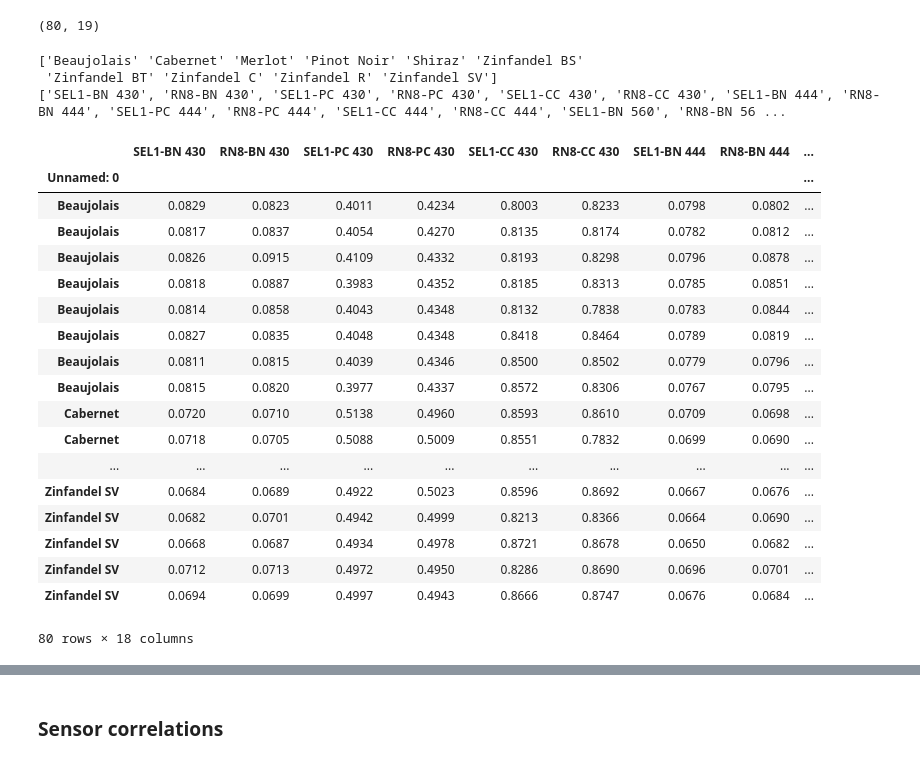
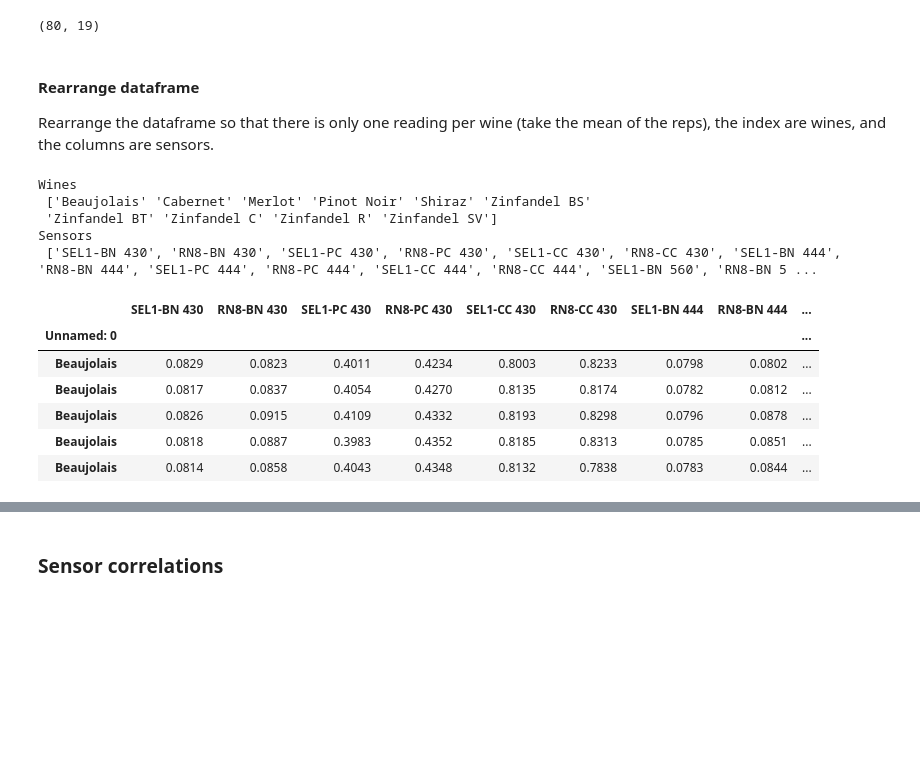
Before and after one commit to mudspringhiker/pca_kmeans_anslynwines, a Jupyter notebook: spectralcoclustering_5wines0720.ipynb, the cells around one changed output, grey strips where cells are left out. Saved outputs shown, nothing was run; the diff lists cells and outputs as text; code cells hidden in the pictures; blank space fills up the shorter version.

```diff
--- a/spectralcoclustering_5wines0720.ipynb
+++ b/spectralcoclustering_5wines0720.ipynb
@@ -30,35 +34,31 @@ data
 data.shape
 # %% [output]
 (80, 19)
+# %% [markdown]
+#### Rearrange dataframe
+
+Rearrange the dataframe so that there is only one reading per wine (take the mean of the reps), the index are wines, and the columns are sensors.
 # %%
+# To do this, getting the list of wines (observations) and sensors (features)
 wines = data["Unnamed: 0"].unique()
 sensors = list(data.iloc[:, 1:].columns)
-print(wines)
-print(sensors)
+print("Wines\n", wines)
+print("Sensors\n", sensors)
 # %% [output]
-['Beaujolais' 'Cabernet' 'Merlot' 'Pinot Noir' 'Shiraz' 'Zinfandel BS'
+Wines
+ ['Beaujolais' 'Cabernet' 'Merlot' 'Pinot Noir' 'Shiraz' 'Zinfandel BS'
  'Zinfandel BT' 'Zinfandel C' 'Zinfandel R' 'Zinfandel SV']
-['SEL1-BN 430', 'RN8-BN 430', 'SEL1-PC 430', 'RN8-PC 430', 'SEL1-CC 430', 'RN8-CC 430', 'SEL1-BN 444', 'RN8-BN 444', 'SEL1-PC 444', 'RN8-PC 444', 'SEL1-CC 444', 'RN8-CC 444', 'SEL1-BN 560', 'RN8-BN 56 ...
+Sensors
+ ['SEL1-BN 430', 'RN8-BN 430', 'SEL1-PC 430', 'RN8-PC 430', 'SEL1-CC 430', 'RN8-CC 430', 'SEL1-BN 444', 'RN8-BN 444', 'SEL1-PC 444', 'RN8-PC 444', 'SEL1-CC 444', 'RN8-CC 444', 'SEL1-BN 560', 'RN8-BN 5 ...
 # %%
+# Set index to be the wines
 data_sensor_wine = data.set_index("Unnamed: 0")
-data_sensor_wine
+data_sensor_wine.head()
 # %% [output]
 |  | SEL1-BN 430 | RN8-BN 430 | SEL1-PC 430 | RN8-PC 430 | SEL1-CC 430 | RN8-CC 430 | SEL1-BN 444 | RN8-BN 444 | ... |
 | Unnamed: 0 |  |  |  |  |  |  |  |  | ... |
 | Beaujolais | 0.0829 | 0.0823 | 0.4011 | 0.4234 | 0.8003 | 0.8233 | 0.0798 | 0.0802 | ... |
 | Beaujolais | 0.0817 | 0.0837 | 0.4054 | 0.4270 | 0.8135 | 0.8174 | 0.0782 | 0.0812 | ... |
 | Beaujolais | 0.0826 | 0.0915 | 0.4109 | 0.4332 | 0.8193 | 0.8298 | 0.0796 | 0.0878 | ... |
 | Beaujolais | 0.0818 | 0.0887 | 0.3983 | 0.4352 | 0.8185 | 0.8313 | 0.0785 | 0.0851 | ... |
 | Beaujolais | 0.0814 | 0.0858 | 0.4043 | 0.4348 | 0.8132 | 0.7838 | 0.0783 | 0.0844 | ... |
-| Beaujolais | 0.0827 | 0.0835 | 0.4048 | 0.4348 | 0.8418 | 0.8464 | 0.0789 | 0.0819 | ... |
-| Beaujolais | 0.0811 | 0.0815 | 0.4039 | 0.4346 | 0.8500 | 0.8502 | 0.0779 | 0.0796 | ... |
-| Beaujolais | 0.0815 | 0.0820 | 0.3977 | 0.4337 | 0.8572 | 0.8306 | 0.0767 | 0.0795 | ... |
-| Cabernet | 0.0720 | 0.0710 | 0.5138 | 0.4960 | 0.8593 | 0.8610 | 0.0709 | 0.0698 | ... |
-| Cabernet | 0.0718 | 0.0705 | 0.5088 | 0.5009 | 0.8551 | 0.7832 | 0.0699 | 0.0690 | ... |
-| ... | ... | ... | ... | ... | ... | ... | ... | ... | ... |
-| Zinfandel SV | 0.0684 | 0.0689 | 0.4922 | 0.5023 | 0.8596 | 0.8692 | 0.0667 | 0.0676 | ... |
-| Zinfandel SV | 0.0682 | 0.0701 | 0.4942 | 0.4999 | 0.8213 | 0.8366 | 0.0664 | 0.0690 | ... |
-| Zinfandel SV | 0.0668 | 0.0687 | 0.4934 | 0.4978 | 0.8721 | 0.8678 | 0.0650 | 0.0682 | ... |
-| Zinfandel SV | 0.0712 | 0.0713 | 0.4972 | 0.4950 | 0.8286 | 0.8690 | 0.0696 | 0.0701 | ... |
-| Zinfandel SV | 0.0694 | 0.0699 | 0.4997 | 0.4943 | 0.8666 | 0.8747 | 0.0676 | 0.0684 | ... |
-80 rows × 18 columns
```
Also changed, not shown: parts of 14 cells of this notebook, 6 other files.
